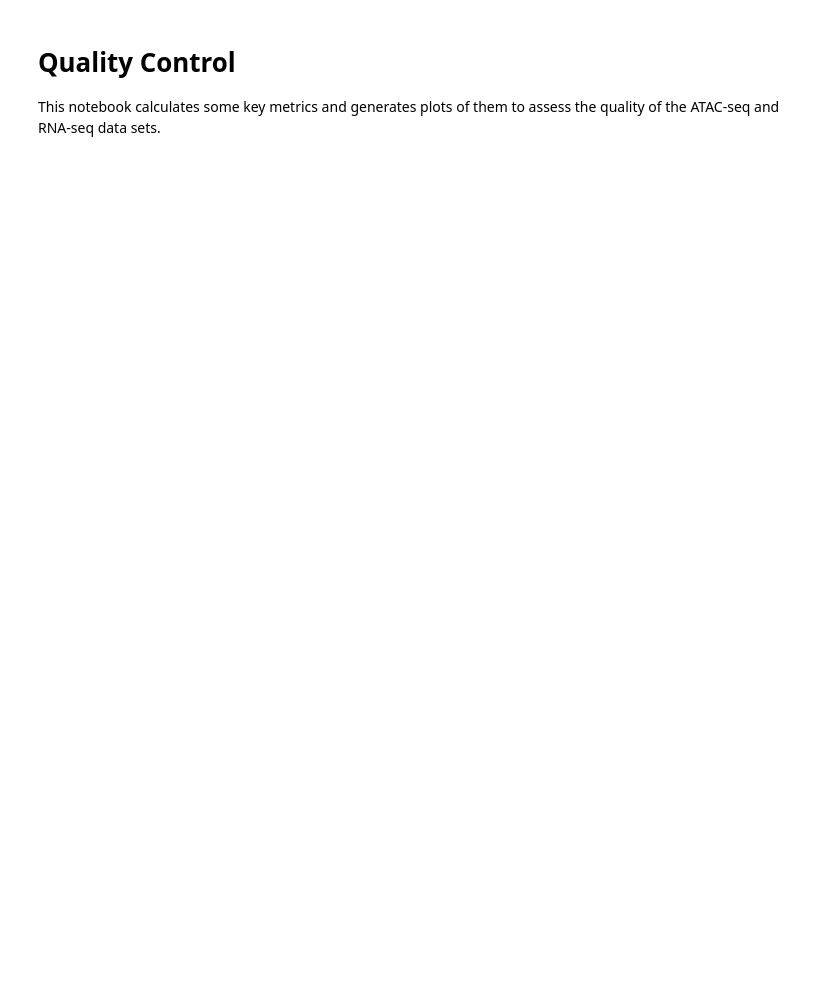
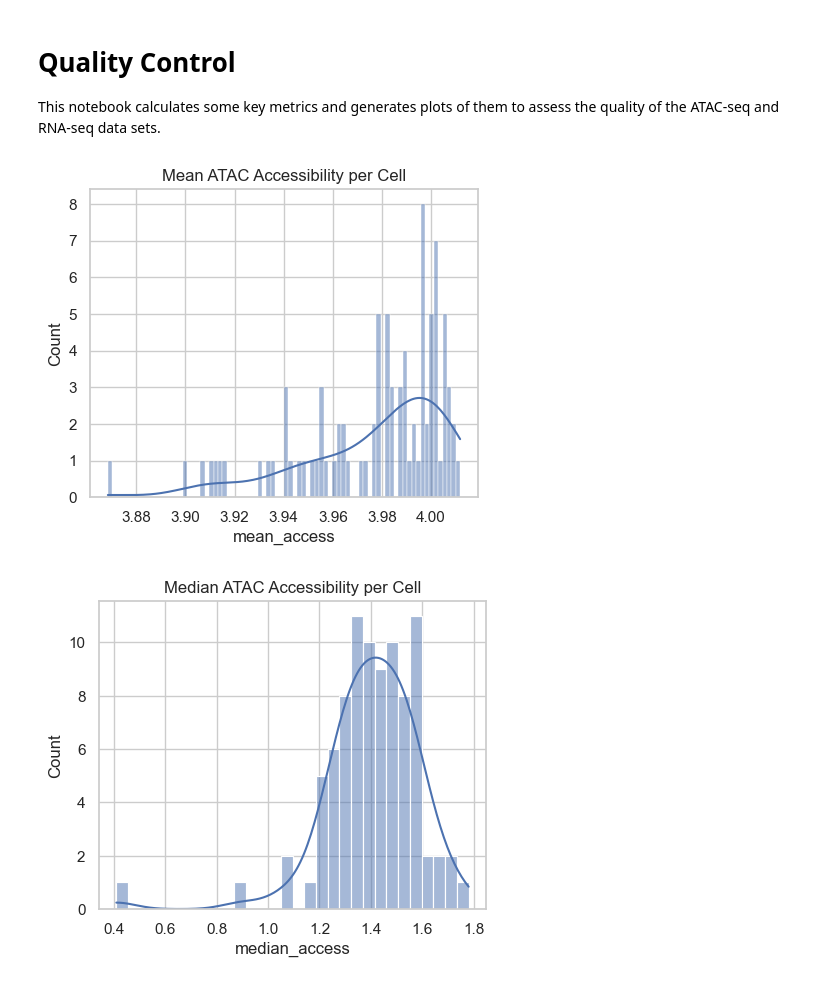
Before and after one commit to Topic2-Gene-Regulation-Immune-Cells/ILC-cells-Team4, a Jupyter notebook: 01_quality_control.ipynb, the cells around one changed output. Drawn from its saved outputs; the diff is of its cells as text; code cells hidden in the pictures; blank space fills up the shorter version.

```diff
--- a/01_quality_control.ipynb
+++ b/01_quality_control.ipynb
@@ -27,29 +27,30 @@ meta2 = meta2.set_index("sample.name").groupby("population.name")
 # %%
 sns.set_theme(style="whitegrid")
 
 # 1. Compute per‐cell stats
 cell_stats = pd.DataFrame({
     "mean_access":   atac.mean(axis=0, numeric_only=True),
     "median_access": atac.median(axis=0, numeric_only=True),
     "std_access":    atac.std(axis=0, numeric_only=True)
 })
 #remove data that aren't cell populations
 cell_stats = cell_stats.drop(index=["mm10.60way.phastCons_scores", "_-log10_bestPvalue", "Included.in.systematic.analysis"])
 
 # 2. Visualize
 plt.figure(figsize=(5,4))
 sns.histplot(cell_stats["mean_access"], bins=80, kde=True)
 plt.title("Mean ATAC Accessibility per Cell")
 plt.show()
 
 plt.figure(figsize=(5,4))
 sns.histplot(cell_stats["median_access"], bins=30, kde=True)
 plt.title("Median ATAC Accessibility per Cell")
 plt.show()
 
 plt.figure(figsize=(5,4))
 sns.histplot(cell_stats["std_access"], bins=80, kde=True)
 plt.title("std ATAC Accessibility per Cell")
 plt.show()
-
-cell_stats
+# %% [output]
+[figure, added]
+[figure, added]
```
Also changed, not shown: parts of 7 cells of this notebook.
